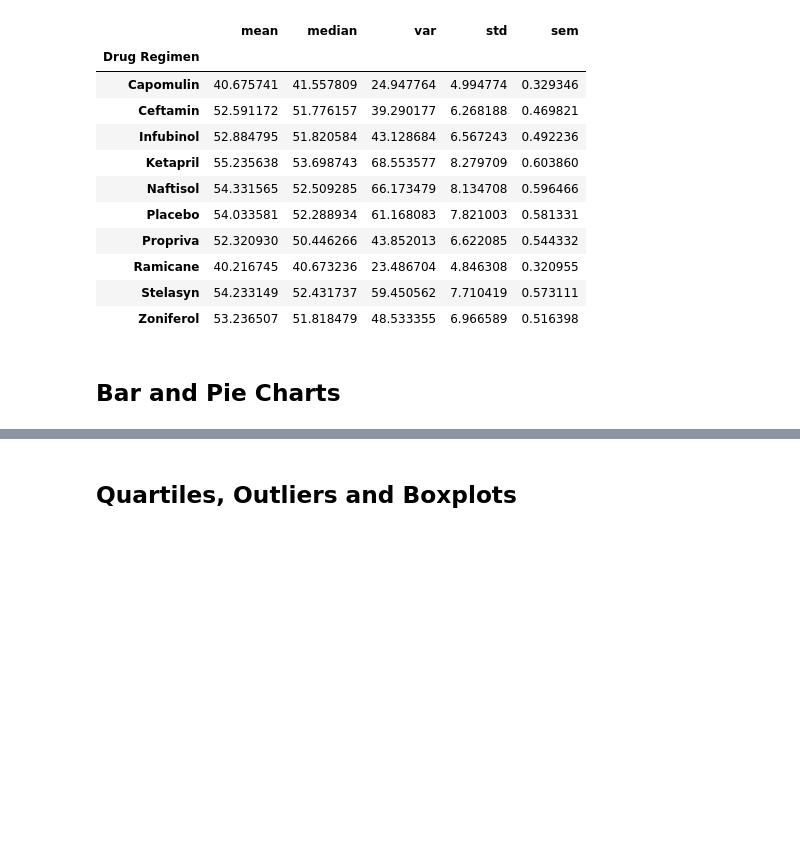
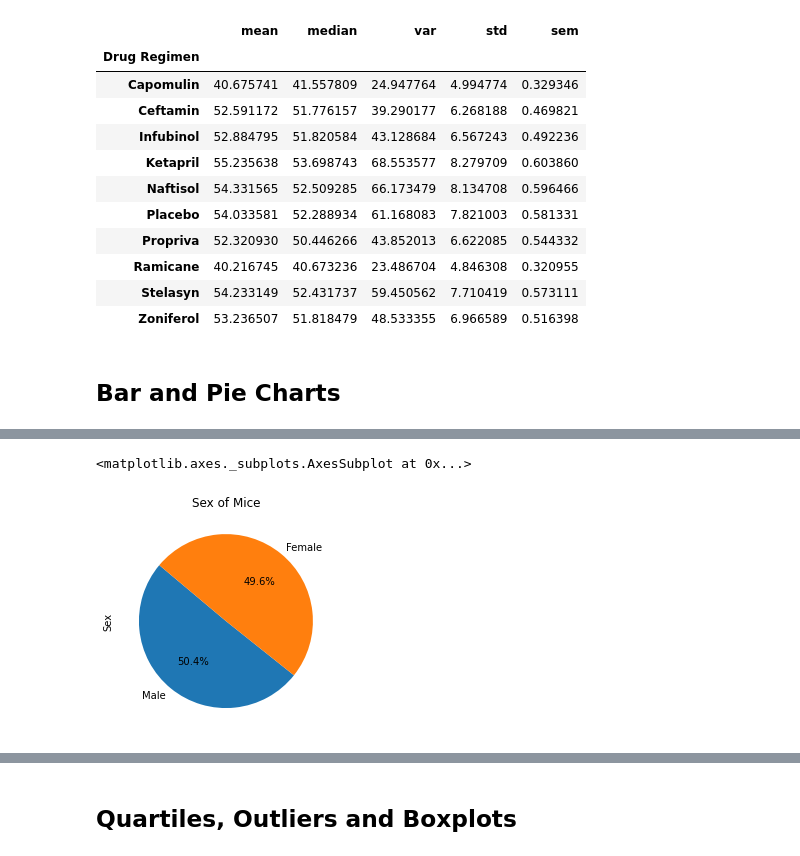
Before and after one commit to Kylmalcolm/Matplotlib_Challenge, a Jupyter notebook: Pymaceuticals/pymaceuticals_starter.ipynb, the cells around one changed output, grey strips where cells are left out. Saved outputs shown, nothing was run; the diff lists cells and outputs as text; code cells hidden in the pictures; blank space fills up the shorter version.

```diff
--- a/Pymaceuticals/pymaceuticals_starter.ipynb
+++ b/Pymaceuticals/pymaceuticals_starter.ipynb
@@ -178,4 +197,10 @@ TypeError: 'DataFrame' object is not callable
 # %%
 # Generate a pie plot showing the distribution of female versus male mice using pandas
+pie_sex_chart = drug_count["Sex"].value_counts().plot(kind="pie", autopct='%1.1f%%', startangle=140)
+plt.title("Sex of Mice")
+pie_sex_chart
+# %% [output]
+<matplotlib.axes._subplots.AxesSubplot at 0x...>
+[figure, added]
 # %%
 # Generate a pie plot showing the distribution of female versus male mice using pyplot
```
Also changed, not shown: parts of 5 cells of this notebook, 1 other file.
